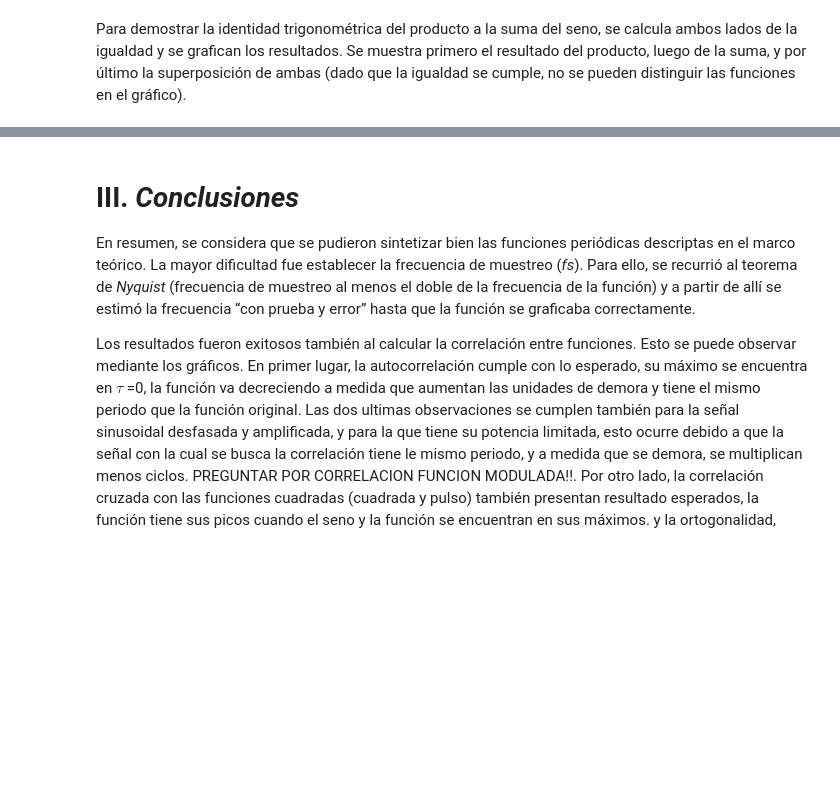
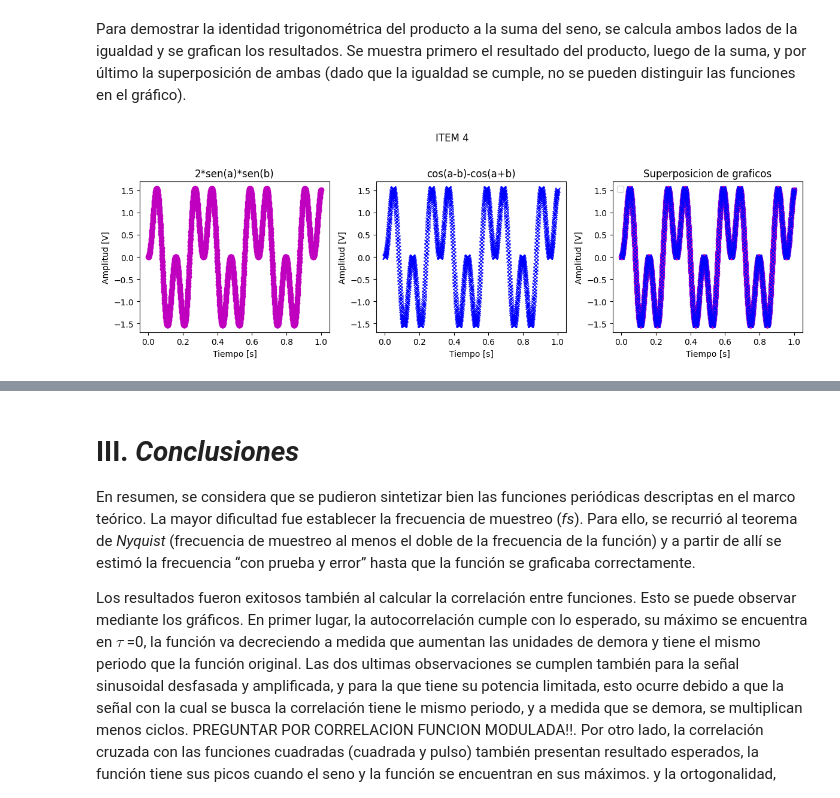
Before and after one commit to LolaPampin07/APS, a Jupyter notebook: TP1 sintesis de senales/_TS1-Síntesis de señales.ipynb, the cells around one changed output, grey strips where cells are left out. Cells and saved outputs as stored; diff of their text form; code cells hidden in the pictures; blank space fills up the shorter version.

```diff
--- a/TP1 sintesis de senales/_TS1-Síntesis de señales.ipynb
+++ b/TP1 sintesis de senales/_TS1-Síntesis de señales.ipynb
@@ -386,52 +386,47 @@ Para demostrar la identidad trigonométrica del producto a la suma del seno, se
 def mi_funcion_propTrigo(a=np.pi,b=np.pi/4):
 
     #defino el primer lado de la igualdad
-    _,xa = mi_funcion_sen(frec=a)
+    tt,xa = mi_funcion_sen(frec=a)
     _,xaa = mi_funcion_sen(frec=b)
     fa=2*xa*xaa
 
     #defino el segundo lado de la igualdad
     _,xb = mi_funcion_cos(frec=(a-b))
     _,xbb = mi_funcion_cos(frec=(a+b))
     fb=xb-xbb
 
     #grafico
     fig, axes = plt.subplots(1, 3, figsize=(12, 4))
     fig.suptitle('ITEM 4')
 
     # First subplot
     axes[0].set_title("2*sen(a)*sen(b)")
-    axes[0].plot(tt, fa, 'o:', color='m')
+    axes[0].plot(tt, fa, 'o', color='m')
     axes[0].set_xlabel('Tiempo [s]')
     axes[0].set_ylabel('Amplitud [V]')
 
     # Second subplot
     axes[1].set_title("cos(a-b)-cos(a+b)")
-    axes[1].plot(tt, fb, 'o:', color='b')
+    axes[1].plot(tt, fb, 'x', color='b')
     axes[1].set_xlabel('Tiempo [s]')
     axes[1].set_ylabel('Amplitud [V]')
 
     # Third subplot
     axes[2].set_title("Superposicion de graficos")
-    axes[2].plot(tt, fa, 'o:')
-    axes[2].plot(tt, fb, 'o:')
+    axes[2].plot(tt, fa, 'o', color='m')
+    axes[2].plot(tt, fb, 'x', color='b')
     axes[2].set_xlabel('Tiempo [s]')
     axes[2].set_ylabel('Amplitud [V]')
+    axes[2].legend()
 
     plt.tight_layout(rect=[0, 0, 1, 0.95])
     plt.show()
 
-
-"""4) Dada la siguiente propiedad trigonométrica: --> hay una funcion en numpy para comprobar autocorrelacion
-
-2⋅ sin(α)⋅ sin(β) = cos(α-β)-cos(α+β) --> reemplazar por omega t, graficar en ambos casos y demostrar la igualdad
-
-Demostrar la igualdad
-Mostrar que la igualdad se cumple con señales sinusoidales, considerando α=ω⋅t, el doble de β (Use la frecuencia que desee).
-"""
 a=np.pi
 b=2*a
 ts1.mi_funcion_propTrigo(a,b) #llamo a la funcion y le paso 2 frecuencias en rad/s
+# %% [output]
+[figure, added]
 # %%
 import wave
 
```
Also changed, not shown: parts of 2 cells of this notebook, 2 other files.
